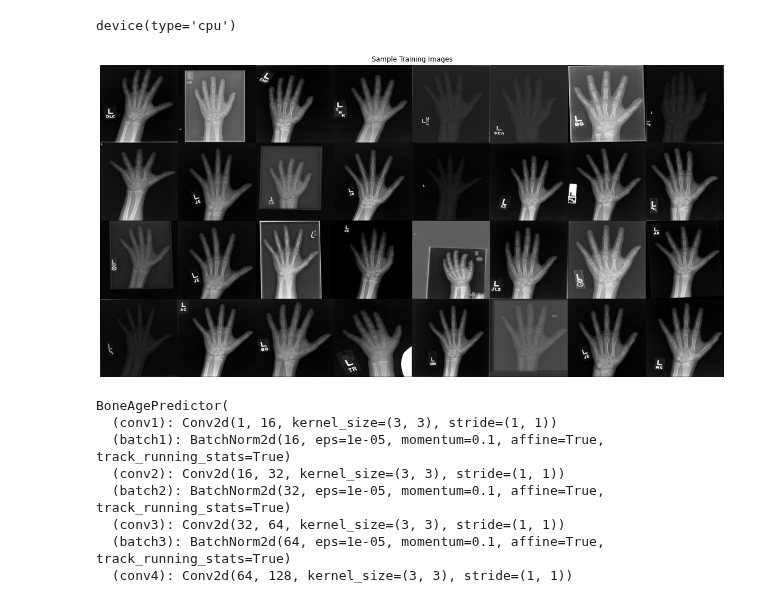
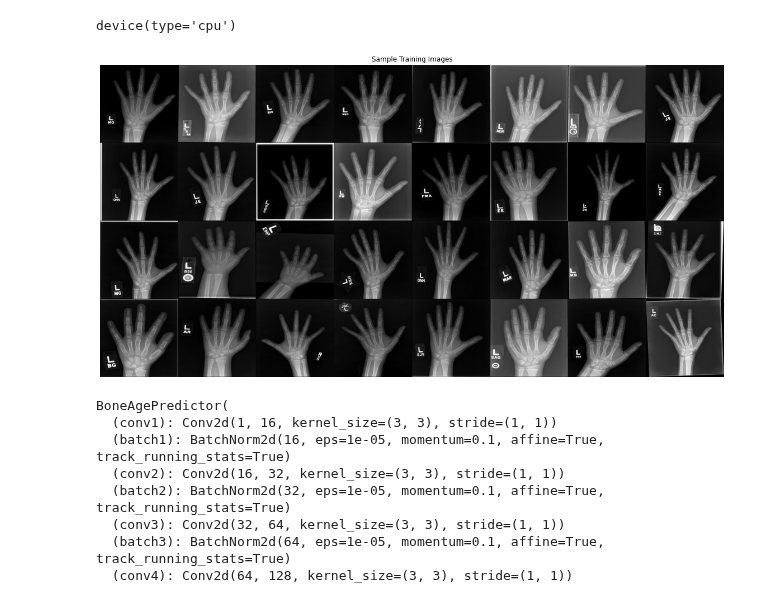
Before and after one commit to nichakornchaisuwan/Project_Boneage, a Jupyter notebook: BoneAgePredictor_limit128_Grad_CAM.ipynb, the cells around one changed output. Cells and saved outputs as stored; diff of their text form; code cells hidden in the pictures.

```diff
--- a/BoneAgePredictor_limit128_Grad_CAM.ipynb
+++ b/BoneAgePredictor_limit128_Grad_CAM.ipynb
@@ -50,7 +50,7 @@ class BoneAgeValidationDataset(Dataset):
     def __getitem__(self, idx):
         male = np.array([1]) if (self.csv['male'][idx] == 'TRUE') else np.array([0])
         return transform(Image.open(dataset_path(self.img_folder,str(self.csv['id'][idx])+'.png')).resize((256,256))).double(),\
-               torch.from_numpy(np.array(self.csv['boneage zscore'][idx])).double(),\
+               torch.from_numpy(np.array(self.csv['boneage'][idx])).double(),\
                torch.from_numpy(male).double()
 # %%
 class BoneAgeTestingDataset(Dataset):
@@ -181,13 +181,13 @@ device(type='cpu')
 # %%
 # Plot samples
 import matplotlib.pyplot as plt
 from torchvision import datasets, transforms, utils
 
-sample_batch = next(iter(trainig_data_loader))
+sample_batch = next(iter(validation_data_loader))
 plt.figure(figsize=(20, 20)); plt.axis("off"); plt.title("Sample Training Images")
 plt.imshow(np.transpose(utils.make_grid(sample_batch[0], padding=1, normalize=True),(1,2,0)));
 # %% [output]
-[figure, old version]
+[figure, new version]
 # %%
 model = BoneAgePredictor().double().to(device)
 print(model)
```
Also changed, not shown: parts of 30 cells of this notebook.
